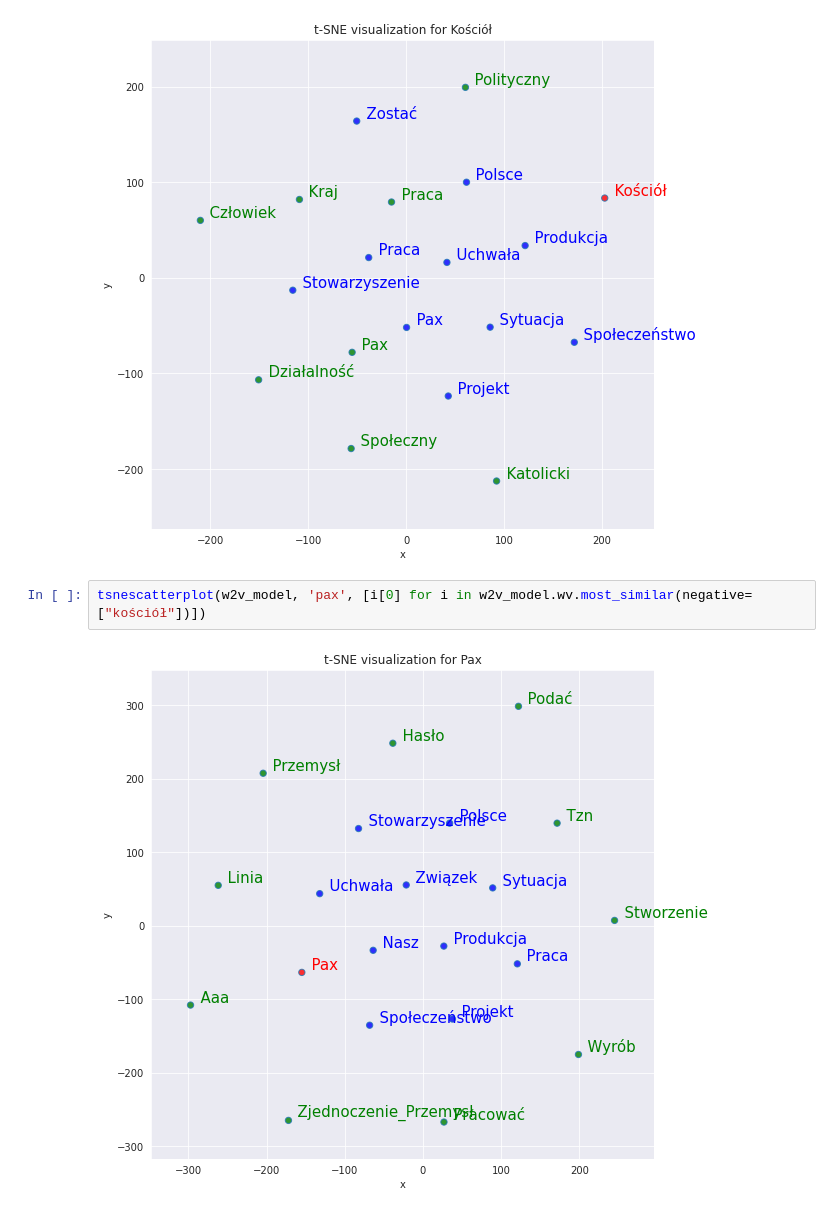
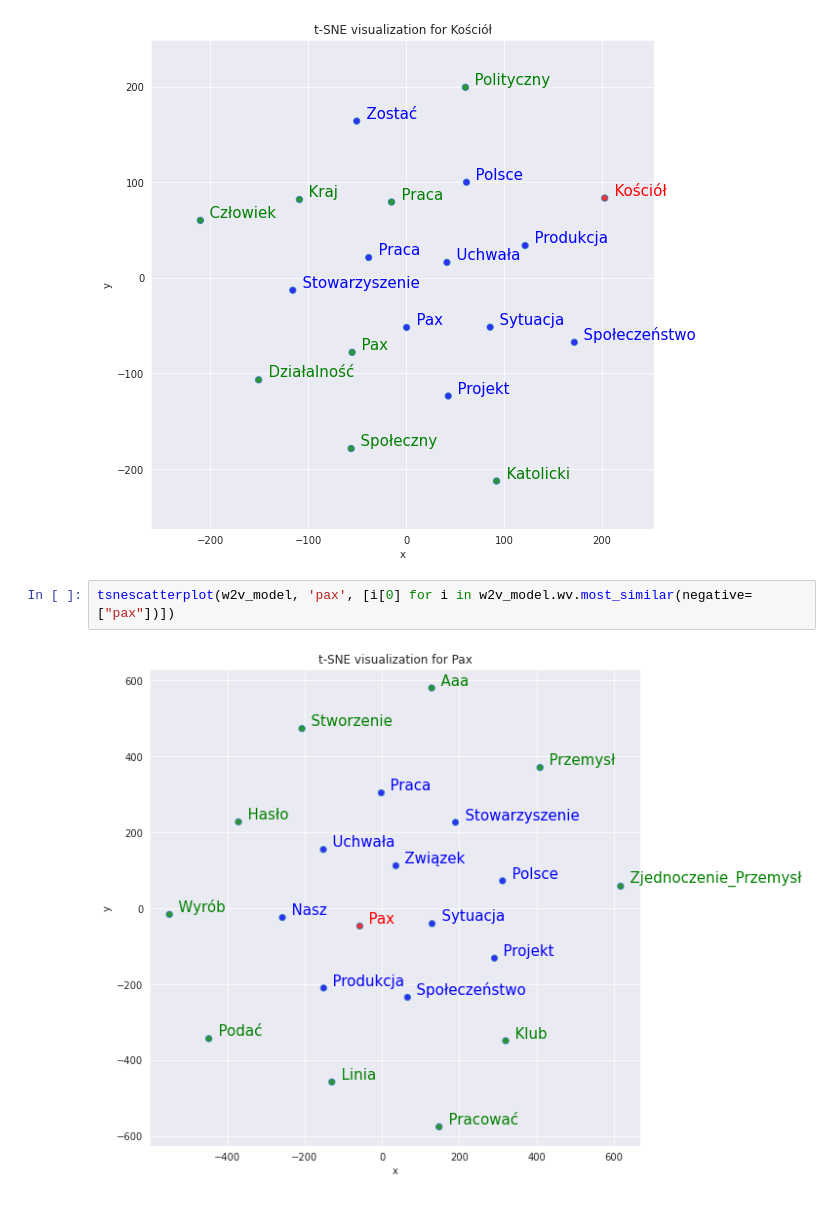
Before and after one commit to KacperGrodecki/image_proccessing, a Jupyter notebook: kuba_img_text_reading_found_words_analyzing_enchant.ipynb, the cells around one changed output. Cells and saved outputs as stored; diff of their text form.

```diff
--- a/kuba_img_text_reading_found_words_analyzing_enchant.ipynb
+++ b/kuba_img_text_reading_found_words_analyzing_enchant.ipynb
@@ -486,6 +486,6 @@ tsnescatterplot(w2v_model, 'kościół', ['praca', 'działalność', 'człowiek'
 # %% [output]
 [figure]
 # %%
-tsnescatterplot(w2v_model, 'pax', [i[0] for i in w2v_model.wv.most_similar(negative=["kościół"])])
+tsnescatterplot(w2v_model, 'pax', [i[0] for i in w2v_model.wv.most_similar(negative=["pax"])])
 # %% [output]
-[figure, old version]
+[figure, new version]
```
Also changed, not shown: parts of 1 cell of this notebook.
